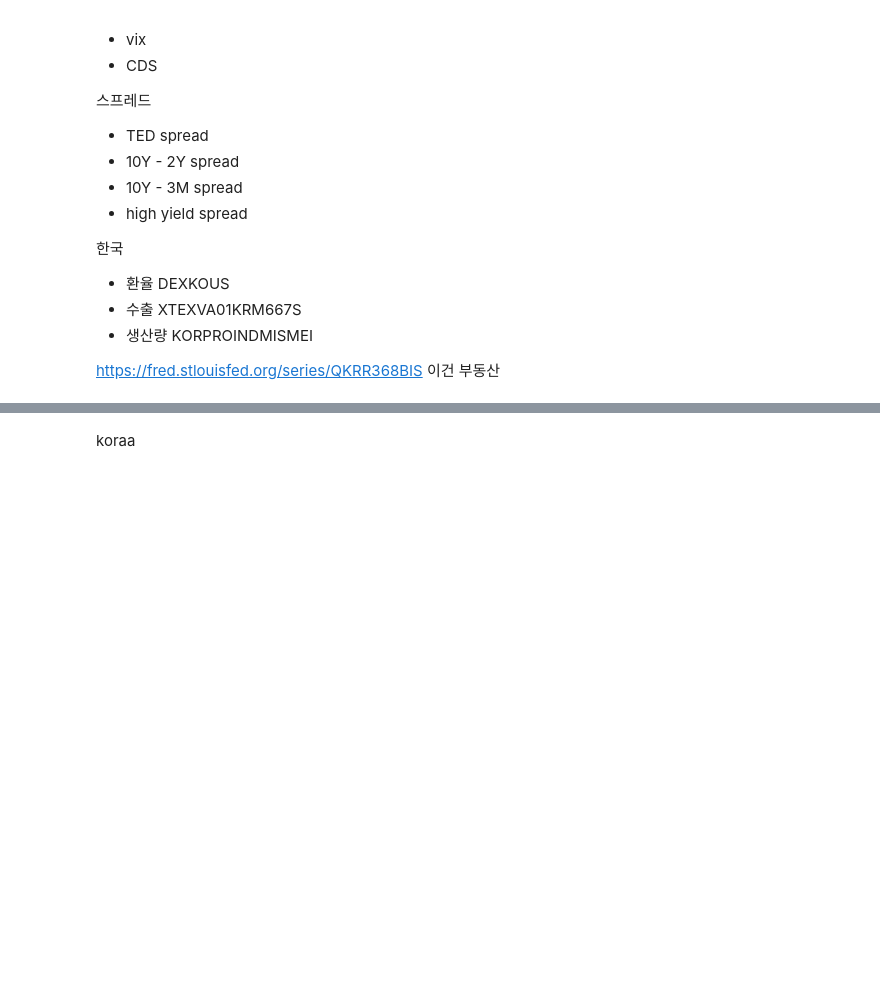
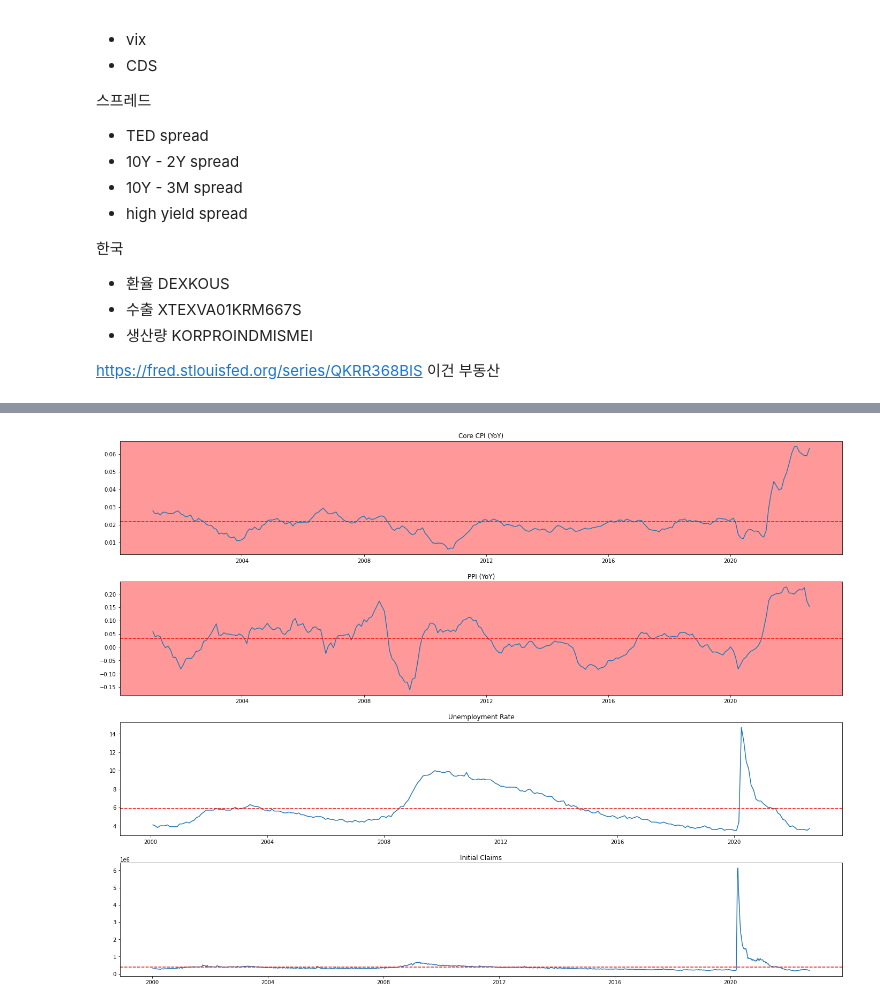
Before and after one commit to yeonghun00/stock-notes, a Jupyter notebook: analysis/risk.ipynb, the cells around one changed output, grey strips where cells are left out. Saved outputs shown, nothing was run; the diff lists cells and outputs as text; code cells hidden in the pictures; blank space fills up the shorter version.

```diff
--- a/analysis/risk.ipynb
+++ b/analysis/risk.ipynb
@@ -84,2 +80,0 @@ fig.show()
-# %% [markdown]
-koraa
@@ -87,0 +81,36 @@ usdkrw_df = get_df('DEXKOUS')
+# %%
+cpi_df = get_fred('CPILFESL')
+cpi_df['data'] = cpi_df['data'].pct_change(12) # to YoY
+ppi_df = get_fred('PPIACO')
+ppi_df['data'] = ppi_df['data'].pct_change(12)
+unemployment_df = get_fred('UNRATE')
+ic_df = get_fred('ICSA')
+# %%
+import matplotlib.pyplot as plt
+
+fig, axs = plt.subplots(4, 1, figsize=(20,15))
+fig.tight_layout(pad=3.0)
+
+axs[0].title.set_text('Core CPI (YoY)')
+axs[0].plot(cpi_df)
+t = cpi_df['data'].mean() if cpi_df['data'].mean() > .02 else .02
+axs[0].axhline(t, color = 'r', linestyle = '--')
+if cpi_df.iloc[-1][0] > t: axs[0].set_facecolor('#ff9999')
+
+axs[1].title.set_text('PPI (YoY)')
+axs[1].plot(ppi_df)
+axs[1].axhline(ppi_df['data'].mean(), color = 'r', linestyle = '--')
+if ppi_df.iloc[-1][0] > ppi_df['data'].mean(): axs[1].set_facecolor('#ff9999')
+
+axs[2].title.set_text('Unemployment Rate')
+axs[2].plot(unemployment_df)
+axs[2].axhline(unemployment_df['data'].mean(), color = 'r', linestyle = '--')
+if unemployment_df.iloc[-1][0] > unemployment_df['data'].mean(): axs[2].set_facecolor('#ff9999')
+
+axs[3].title.set_text('Initial Claims')
+axs[3].plot(ic_df)
+axs[3].axhline(ic_df['data'].mean(), color = 'r', linestyle = '--')
+if ic_df.iloc[-1][0] > ic_df['data'].mean(): axs[3].set_facecolor('#ff9999')
+fig.show()
+# %% [output]
+[figure, added]
```
Also changed, not shown: parts of 11 cells of this notebook.
